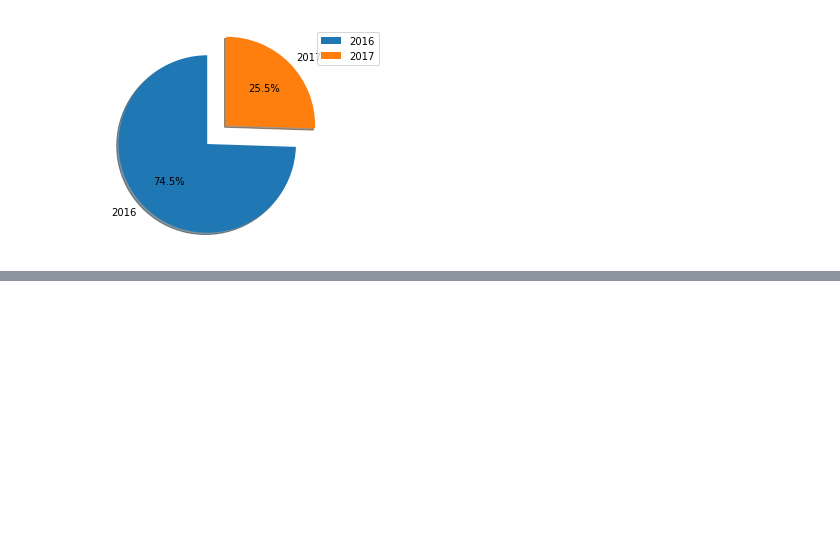
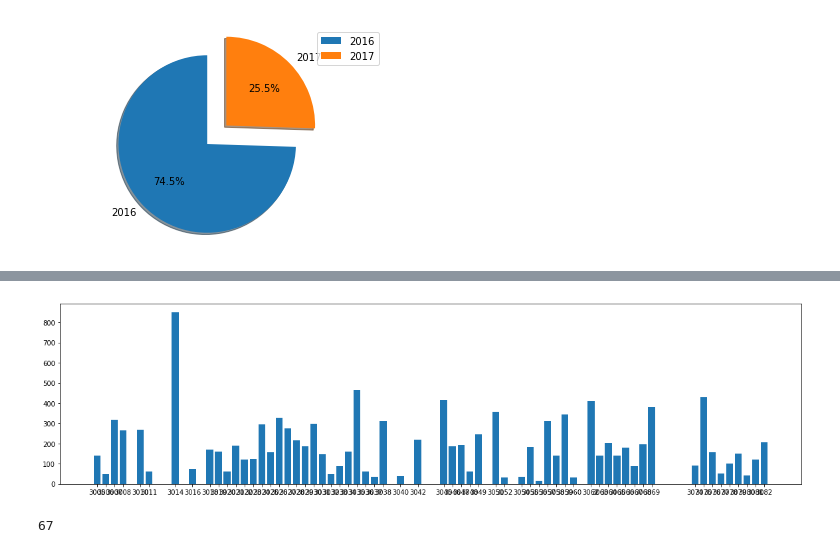
Before and after one commit to green-fox-academy/Angela93-Shi, a Jupyter notebook: week-06/day-03/workshop.ipynb, the cells around one changed output, grey strips where cells are left out. Saved outputs shown, nothing was run; the diff lists cells and outputs as text; code cells hidden in the pictures; blank space fills up the shorter version.

```diff
--- a/week-06/day-03/workshop.ipynb
+++ b/week-06/day-03/workshop.ipynb
@@ -225,0 +242,16 @@ unique_stations.head(10)
+# %%
+plt.subplots(figsize = (20,5))
+# station_id_x = new_sorted_station["Starting Station ID"].unique()
+# counts = new_sorted_station['Starting Station ID'].groupby(new_sorted_station['Starting Station ID']).count()
+new_data = df.dropna()
+station_id_x = new_data["Starting Station ID"].unique()
+counts = new_data['Starting Station ID'].groupby(new_data['Starting Station ID']).count()
+plt.xticks(station_id_x)
+plt.bar(x = station_id_x,height=counts)
+plt.show()
+# %% [output]
+[figure, added]
+# %%
+len(station_id_x)
+# %% [output]
+67
```
Also changed, not shown: parts of 4 cells of this notebook, 1 other file.
